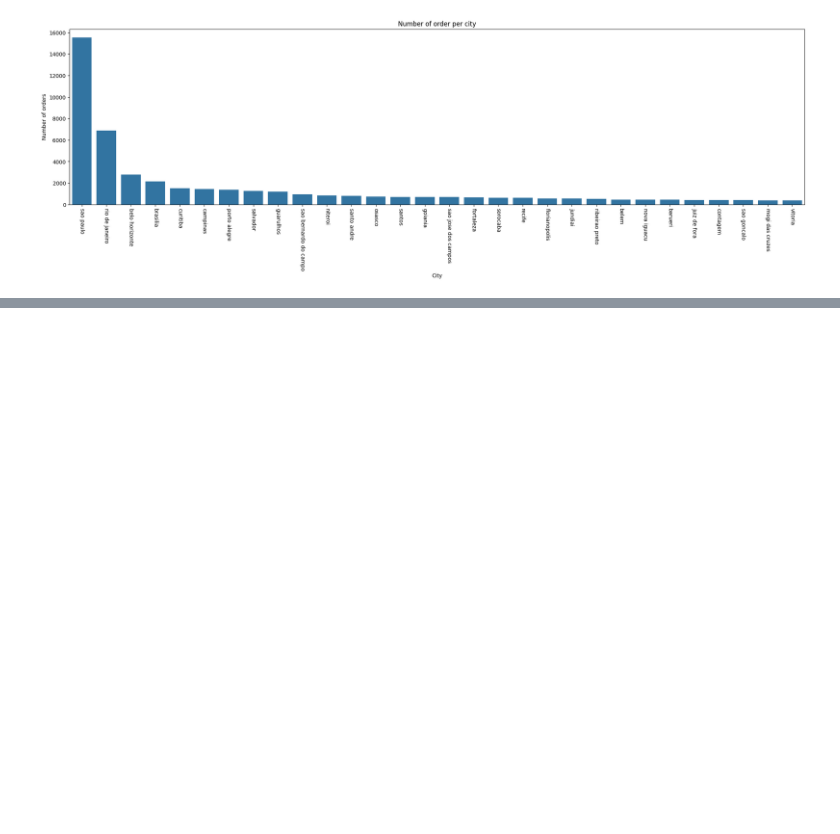
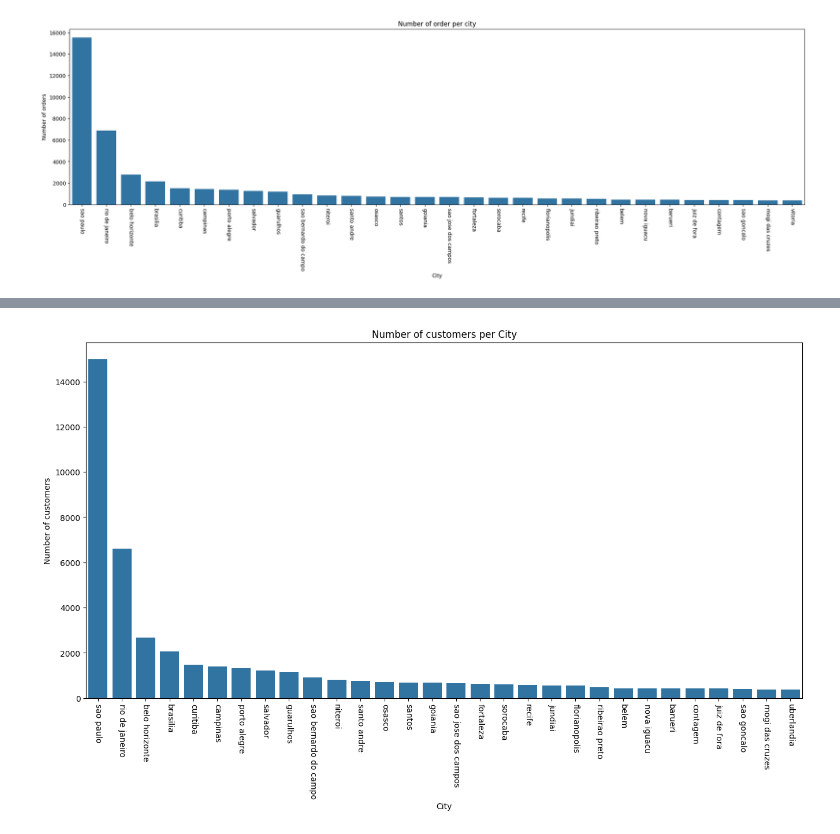
Before and after one commit to Maggydata/ecommerce-analytics-and-sales-forecasting-Dasboard, a Jupyter notebook: Notebooks/Datasets_exploration/customers_dataset_exploration.ipynb, the cells around one changed output, grey strips where cells are left out. Drawn from its saved outputs; the diff is of its cells as text; code cells hidden in the pictures; blank space fills up the shorter version.

```diff
--- a/Notebooks/Datasets_exploration/customers_dataset_exploration.ipynb
+++ b/Notebooks/Datasets_exploration/customers_dataset_exploration.ipynb
@@ -80,0 +96,12 @@ plt.show()
+# %%
+plt.figure(figsize= (16,8))
+sns.barplot(x= customers_per_city.index, y=customers_per_city.values)
+
+plt.title("Number of customers per City")
+plt.xlabel("City")
+plt.ylabel("Number of customers")
+plt.xticks(rotation = 270)
+
+plt.show()
+# %% [output]
+[figure, added]
```
Also changed, not shown: parts of 5 cells of this notebook, 9 other files.
